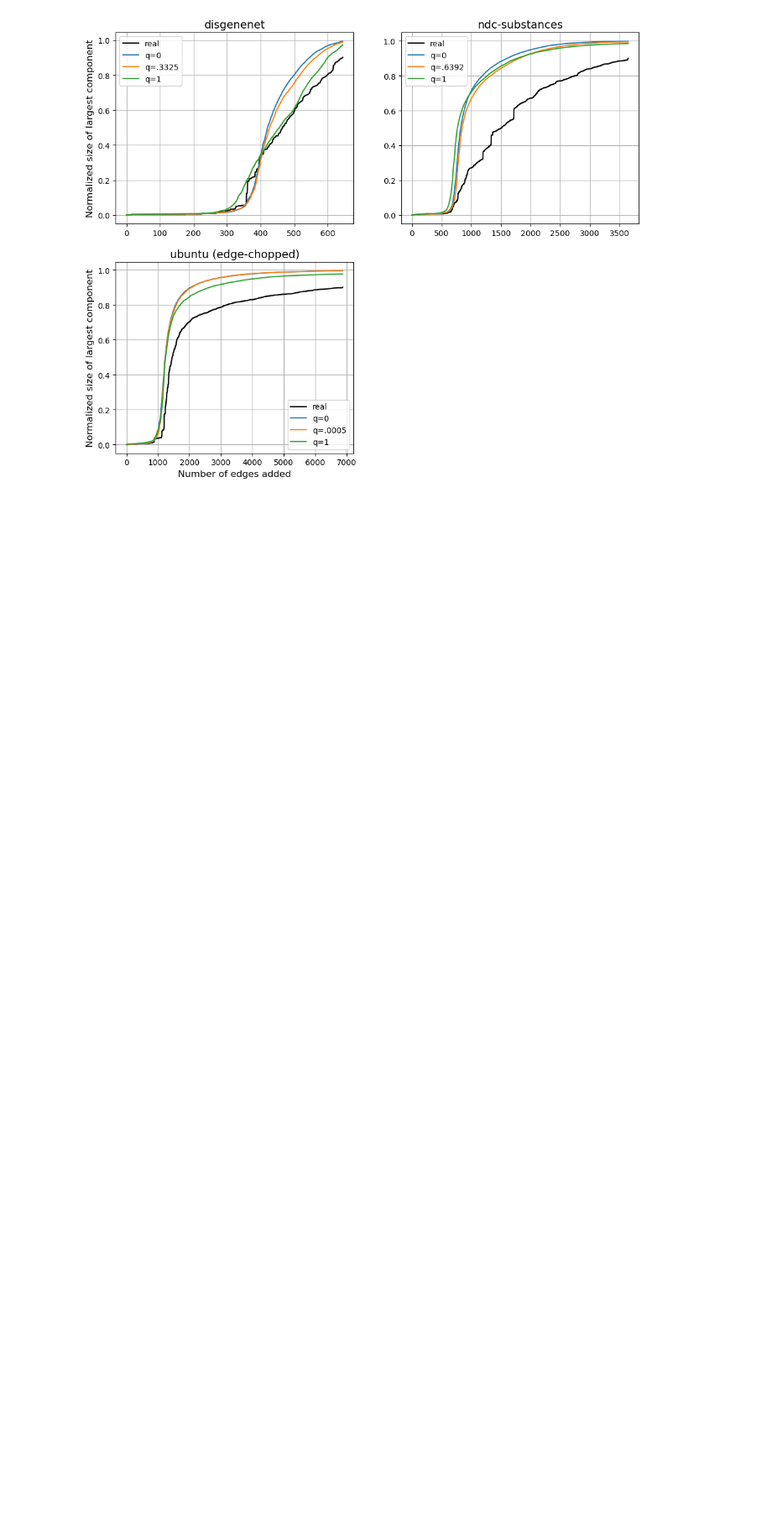
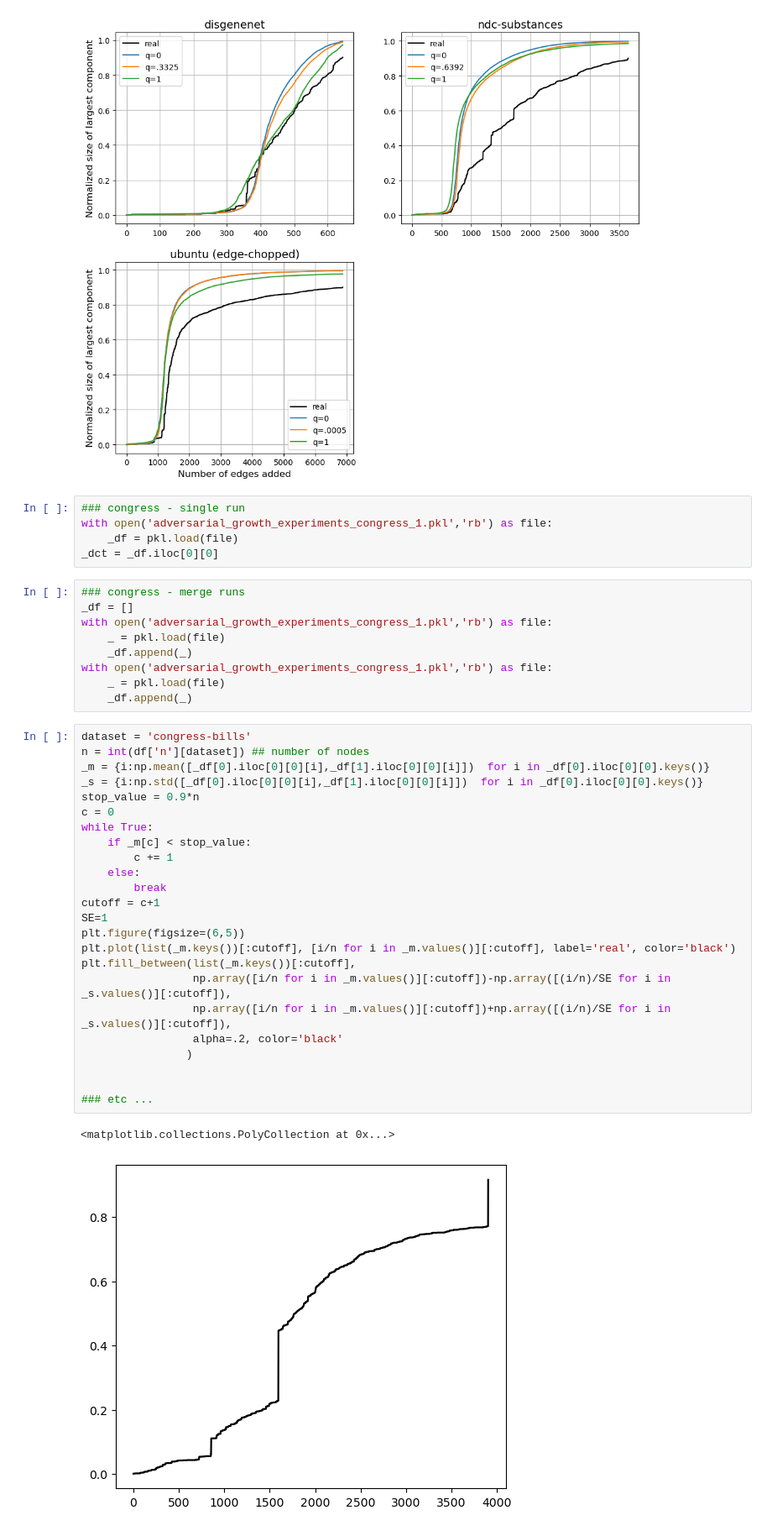
Before and after one commit to emilylackershire/Simplicial_Ratio, a Jupyter notebook: Experiments/Experiments.ipynb, the cells around one changed output. Shown at 84% size. Cells and saved outputs as stored; diff of their text form; blank space fills up the shorter version.

Commit message:
new plots

```diff
--- a/Experiments/Experiments.ipynb
+++ b/Experiments/Experiments.ipynb
@@ -905,3 +905,44 @@ for ctr, dataset in enumerate(names):
     plt.legend();
 # %% [output]
 [figure]
+# %%
+### congress - single run
+with open('adversarial_growth_experiments_congress_1.pkl','rb') as file:
+    _df = pkl.load(file)
+_dct = _df.iloc[0][0]
+# %%
+### congress - merge runs
+_df = []
+with open('adversarial_growth_experiments_congress_1.pkl','rb') as file:
+    _ = pkl.load(file)
+    _df.append(_)
+with open('adversarial_growth_experiments_congress_1.pkl','rb') as file:
+    _ = pkl.load(file)
+    _df.append(_)
+# %%
+dataset = 'congress-bills'
+n = int(df['n'][dataset]) ## number of nodes
+_m = {i:np.mean([_df[0].iloc[0][0][i],_df[1].iloc[0][0][i]])  for i in _df[0].iloc[0][0].keys()}
+_s = {i:np.std([_df[0].iloc[0][0][i],_df[1].iloc[0][0][i]])  for i in _df[0].iloc[0][0].keys()}
+stop_value = 0.9*n
+c = 0
+while True:
+    if _m[c] < stop_value:
+        c += 1
+    else:
+        break
+cutoff = c+1
+SE=1
+plt.figure(figsize=(6,5))
+plt.plot(list(_m.keys())[:cutoff], [i/n for i in _m.values()][:cutoff], label='real', color='black')
+plt.fill_between(list(_m.keys())[:cutoff],
+                 np.array([i/n for i in _m.values()][:cutoff])-np.array([(i/n)/SE for i in _s.values()][:cutoff]),
+                 np.array([i/n for i in _m.values()][:cutoff])+np.array([(i/n)/SE for i in _s.values()][:cutoff]),
+                 alpha=.2, color='black'
+                )
+
+
+### etc ...
+# %% [output]
+<matplotlib.collections.PolyCollection at 0x...>
+[figure, added]
```
Also changed, not shown: parts of 2 cells of this notebook.
